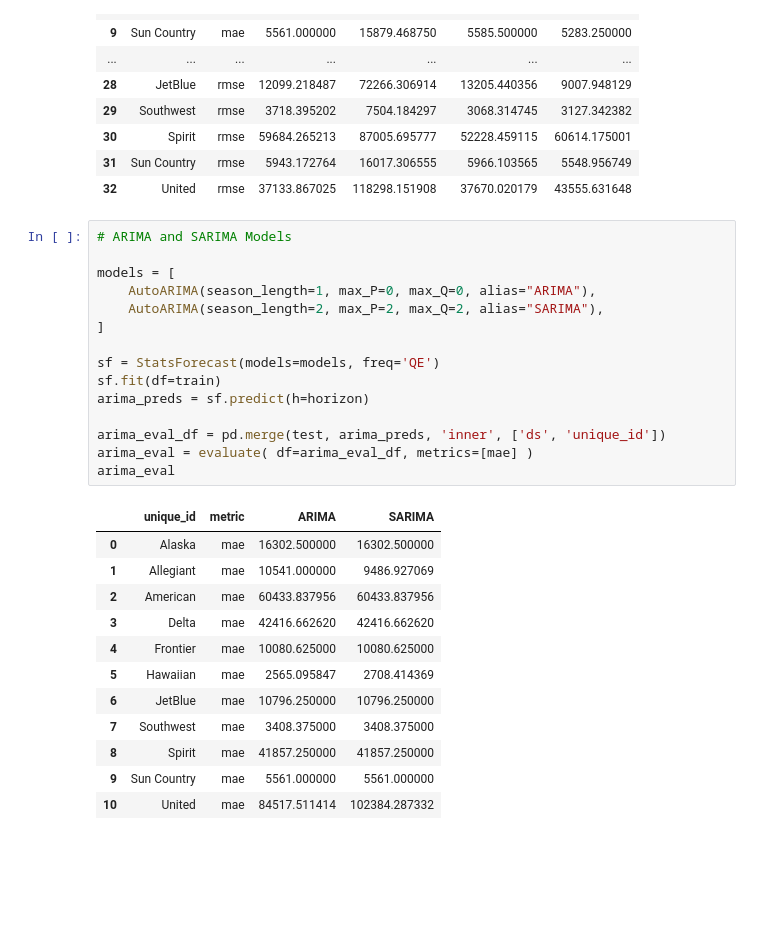
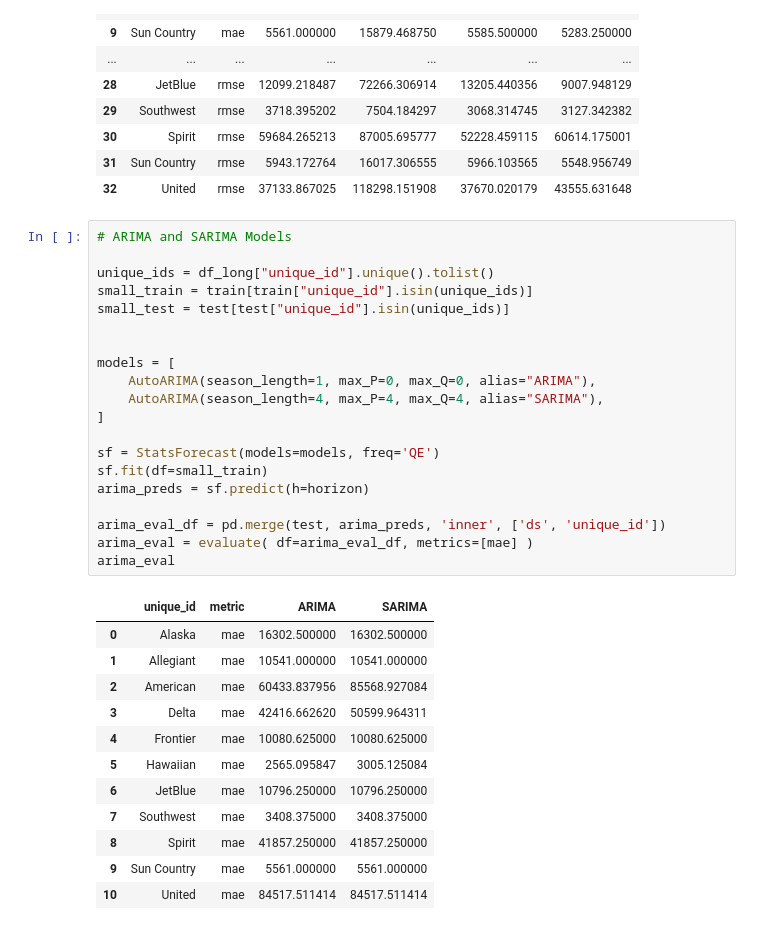
Before and after one commit to PranavShidlaghatta/BaggageRevenueModel, a Jupyter notebook: notebooks/bag_rev_forecast.ipynb, the cells around one changed output. Saved outputs shown, nothing was run; the diff lists cells and outputs as text; blank space fills up the shorter version.

```diff
--- a/notebooks/bag_rev_forecast.ipynb
+++ b/notebooks/bag_rev_forecast.ipynb
@@ -95,31 +95,36 @@ evaluation
 # %%
 # ARIMA and SARIMA Models
 
+unique_ids = df_long["unique_id"].unique().tolist()
+small_train = train[train["unique_id"].isin(unique_ids)]
+small_test = test[test["unique_id"].isin(unique_ids)]
+
+
 models = [
     AutoARIMA(season_length=1, max_P=0, max_Q=0, alias="ARIMA"),
-    AutoARIMA(season_length=2, max_P=2, max_Q=2, alias="SARIMA"),
+    AutoARIMA(season_length=4, max_P=4, max_Q=4, alias="SARIMA"),
 ]
 
 sf = StatsForecast(models=models, freq='QE')
-sf.fit(df=train)
+sf.fit(df=small_train)
 arima_preds = sf.predict(h=horizon)
 
 arima_eval_df = pd.merge(test, arima_preds, 'inner', ['ds', 'unique_id'])
 arima_eval = evaluate( df=arima_eval_df, metrics=[mae] )
 arima_eval
 # %% [output]
 |  | unique_id | metric | ARIMA | SARIMA |
 | 0 | Alaska | mae | 16302.500000 | 16302.500000 |
-| 1 | Allegiant | mae | 10541.000000 | 9486.927069 |
-| 2 | American | mae | 60433.837956 | 60433.837956 |
-| 3 | Delta | mae | 42416.662620 | 42416.662620 |
+| 1 | Allegiant | mae | 10541.000000 | 10541.000000 |
+| 2 | American | mae | 60433.837956 | 85568.927084 |
+| 3 | Delta | mae | 42416.662620 | 50599.964311 |
 | 4 | Frontier | mae | 10080.625000 | 10080.625000 |
-| 5 | Hawaiian | mae | 2565.095847 | 2708.414369 |
+| 5 | Hawaiian | mae | 2565.095847 | 3005.125084 |
 | 6 | JetBlue | mae | 10796.250000 | 10796.250000 |
 | 7 | Southwest | mae | 3408.375000 | 3408.375000 |
 | 8 | Spirit | mae | 41857.250000 | 41857.250000 |
 | 9 | Sun Country | mae | 5561.000000 | 5561.000000 |
-| 10 | United | mae | 84517.511414 | 102384.287332 |
+| 10 | United | mae | 84517.511414 | 84517.511414 |
 # %%
 # plotting
 
```
Also changed, not shown: parts of 3 cells of this notebook.
